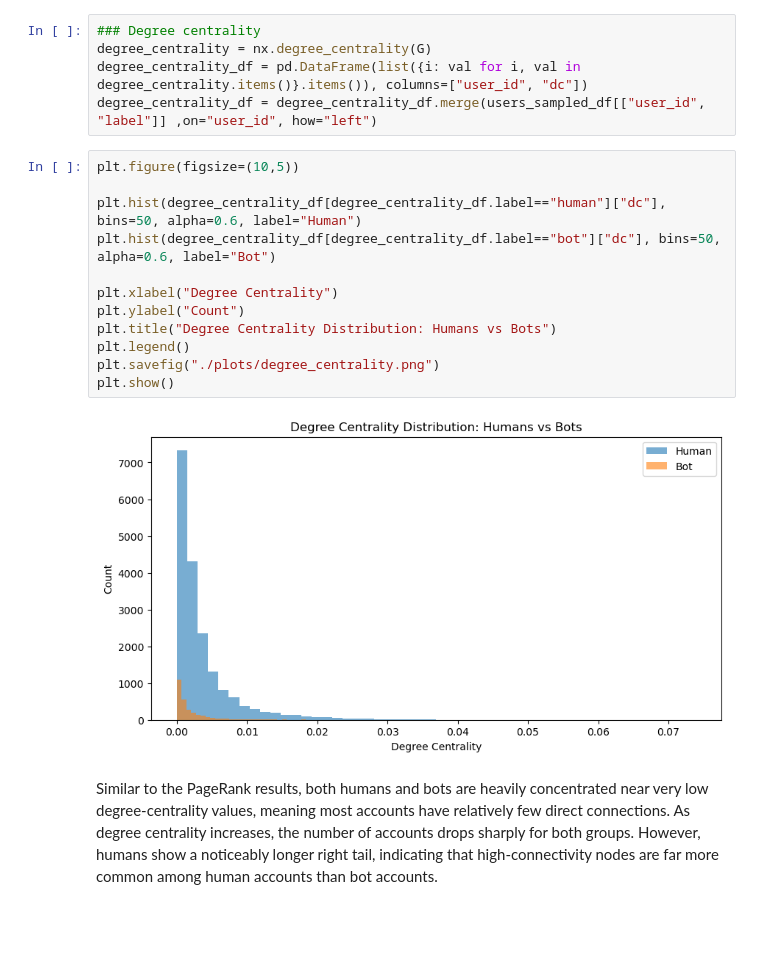
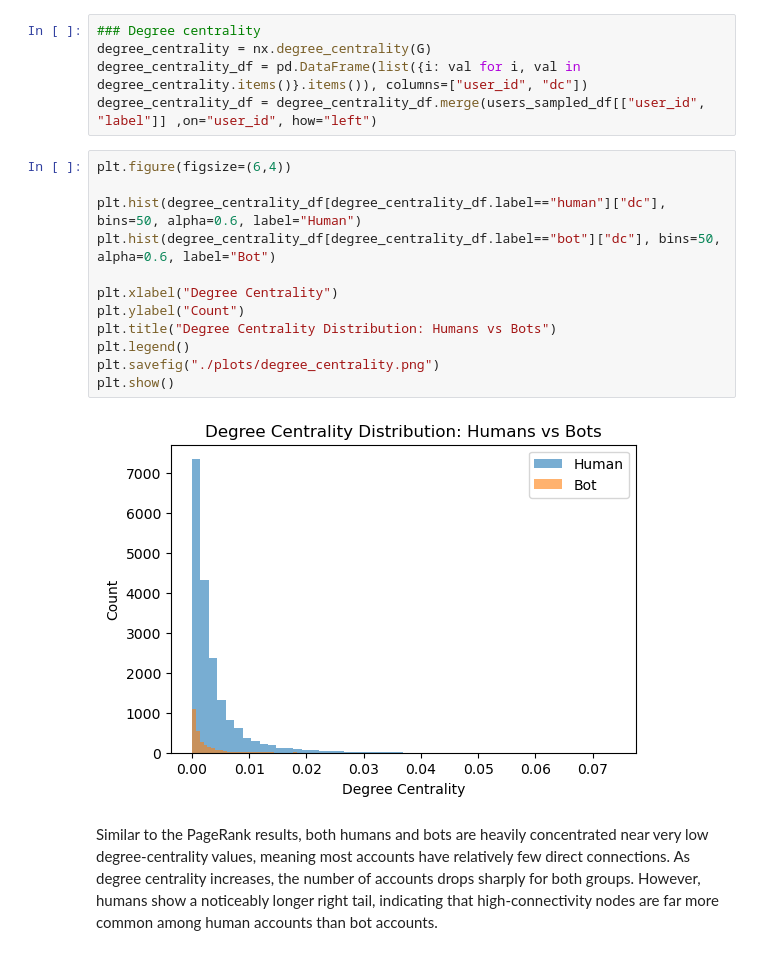
Before and after one commit to tanyarw/bot-or-not, a Jupyter notebook: data_analysis/twibot22_sampled_eda.ipynb, the cells around one changed output. Saved outputs shown, nothing was run; the diff lists cells and outputs as text; blank space fills up the shorter version.

Commit message:
aesthetic changes to plots

```diff
--- a/data_analysis/twibot22_sampled_eda.ipynb
+++ b/data_analysis/twibot22_sampled_eda.ipynb
@@ -223,19 +243,19 @@ degree_centrality = nx.degree_centrality(G)
 degree_centrality_df = pd.DataFrame(list({i: val for i, val in degree_centrality.items()}.items()), columns=["user_id", "dc"])
 degree_centrality_df = degree_centrality_df.merge(users_sampled_df[["user_id", "label"]] ,on="user_id", how="left")
 # %%
-plt.figure(figsize=(10,5))
+plt.figure(figsize=(6,4))
 
 plt.hist(degree_centrality_df[degree_centrality_df.label=="human"]["dc"], bins=50, alpha=0.6, label="Human")
 plt.hist(degree_centrality_df[degree_centrality_df.label=="bot"]["dc"], bins=50, alpha=0.6, label="Bot")
 
 plt.xlabel("Degree Centrality")
 plt.ylabel("Count")
 plt.title("Degree Centrality Distribution: Humans vs Bots")
 plt.legend()
 plt.savefig("./plots/degree_centrality.png")
 plt.show()
 # %% [output]
-[figure, old version]
+[figure, new version]
 # %% [markdown]
 Similar to the PageRank results, both humans and bots are heavily concentrated near very low degree‐centrality values, meaning most accounts have relatively few direct connections. As degree centrality increases, the number of accounts drops sharply for both groups. However, humans show a noticeably longer right tail, indicating that high‐connectivity nodes are far more common among human accounts than bot accounts.
 # %% [markdown]
```
Also changed, not shown: parts of 5 cells of this notebook, 7 other files.
